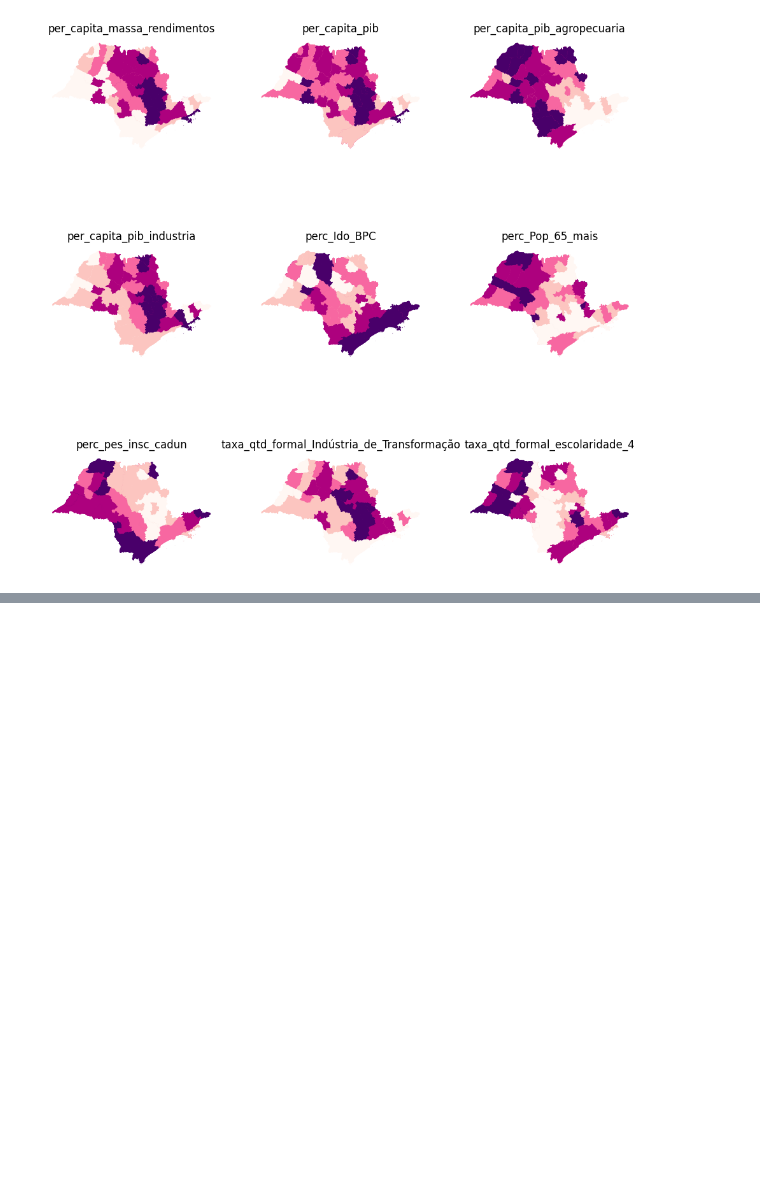
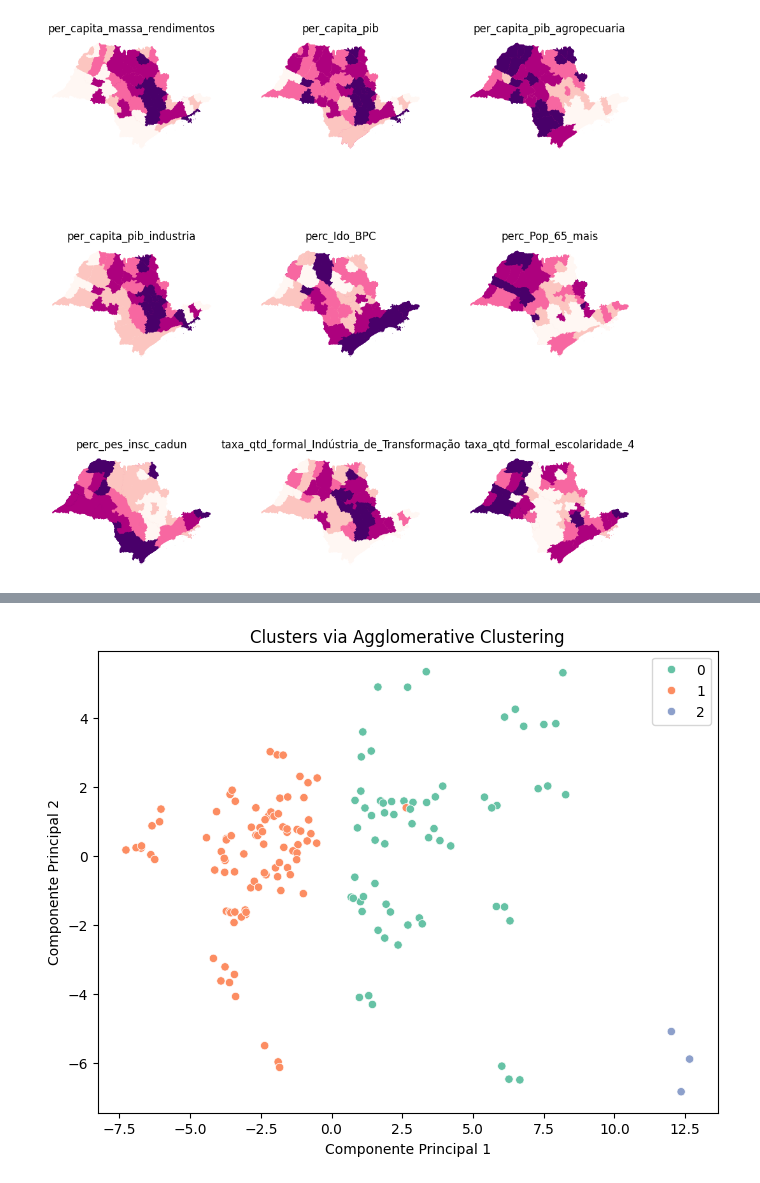
Before and after one commit to gustavonegrao/projeto_SSC0957, a Jupyter notebook: modelagem.ipynb, the cells around one changed output, grey strips where cells are left out. Drawn from its saved outputs; the diff is of its cells as text; code cells hidden in the pictures; blank space fills up the shorter version.

```diff
--- a/modelagem.ipynb
+++ b/modelagem.ipynb
@@ -81,0 +175,20 @@ plt.show()
+# %%
+df_cluster = df_wide.drop(columns=drop)
+# %%
+from sklearn.preprocessing import StandardScaler
+
+scaler = StandardScaler()
+data_std = scaler.fit_transform(df_cluster)
+# %%
+from sklearn.cluster import AgglomerativeClustering
+
+agg = AgglomerativeClustering(n_clusters=3, linkage='ward')
+clusters_agg = agg.fit_predict(data_std)
+df_cluster['cluster_agg'] = clusters_agg
+df_cluster['cluster_agg'] = df_cluster['cluster_agg'].astype(str)
+# %%
+from matplotlib.colors import ListedColormap
+
+palette = sns.color_palette('Set2', n_colors=len(set(clusters_agg)))
+
+cmap = ListedColormap(palette.as_hex())
@@ -81,0 +198,13 @@ plt.show()
+# %%
+# Dimention reduction for 2D
+pca = PCA(n_components=2)
+reducao = pca.fit_transform(data_std)
+
+plt.figure(figsize=(8,6))
+sns.scatterplot(x=reducao[:,0], y=reducao[:,1], hue=clusters_agg, palette=palette)
+plt.title('Clusters via Agglomerative Clustering')
+plt.xlabel('Componente Principal 1')
+plt.ylabel('Componente Principal 2')
+plt.show()
+# %% [output]
+[figure, added]
```
Also changed, not shown: parts of 13 cells of this notebook.
